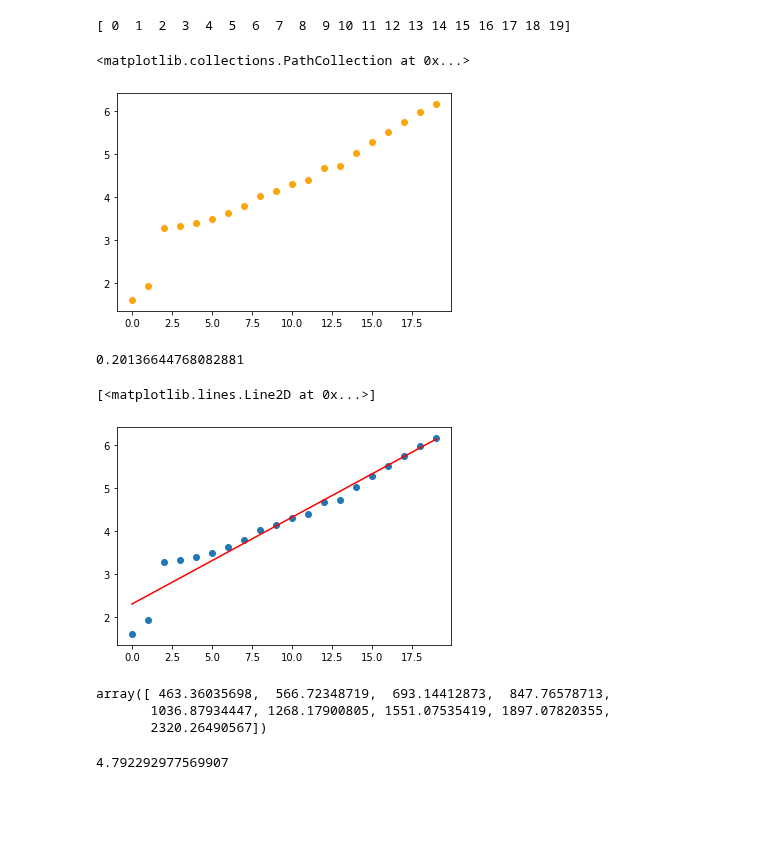
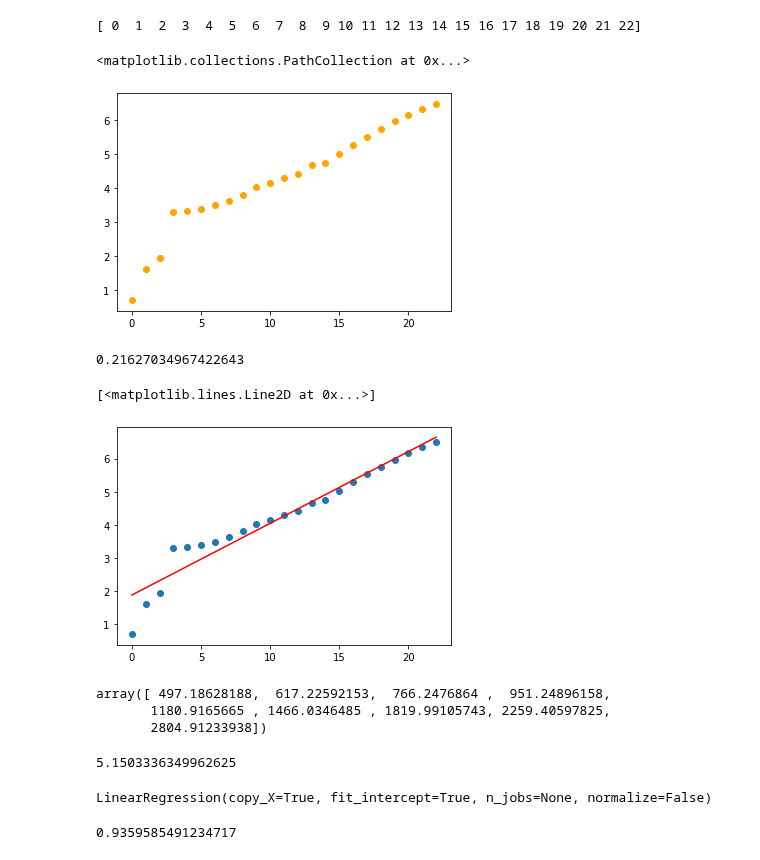
Before and after one commit to firefistKunal/DataScienceN00b, a Jupyter notebook: track_covid-19/localQuery.ipynb, the cells around one changed output. Saved outputs shown, nothing was run; the diff lists cells and outputs as text; code cells hidden in the pictures; blank space fills up the shorter version.

```diff
--- a/track_covid-19/localQuery.ipynb
+++ b/track_covid-19/localQuery.ipynb
@@ -59,14 +59,14 @@ plt.scatter(data['Date'], data['yaxis'])
 # %%
 #applying regression model from here
-graph=data.iloc[1:]
-#graph=data
+#graph=data.iloc[1:]
+graph=data
 day=np.arange(0, len(graph), 1)
 print(day)
 plt.scatter(day, np.log(graph['yaxis']), color='orange')
 # %% [output]
-[ 0  1  2  3  4  5  6  7  8  9 10 11 12 13 14 15 16 17 18 19]
+[ 0  1  2  3  4  5  6  7  8  9 10 11 12 13 14 15 16 17 18 19 20 21 22]
 <matplotlib.collections.PathCollection at 0x...>
-[figure, old version]
+[figure, new version]
 # %%
 X=day
 Y=np.log(graph['yaxis'])
@@ -86,7 +86,7 @@ for i in range(epochs):
 
 print(m)
 # %% [output]
-0.20136644768082881
+0.21627034967422643
 # %%
 Y_pred = m*X+ c
 plt.scatter(X, Y)
@@ -94,17 +94,28 @@ prediction_space= ([min(X), max(X)])
 plt.plot(prediction_space, [min(Y_pred), max(Y_pred)], color='red')
 # %% [output]
 [<matplotlib.lines.Line2D at 0x...>]
-[figure, old version]
+[figure, new version]
 # %%
-#test=np.arange(20, 29, 1)
-test=np.arange(19, 28, 1)
+test=np.arange(0, len(graph)+2, 1)
+#test=np.arange(19, 28, 1)
 pred=m*test+c
 np.exp(pred)
 # %% [output]
-array([ 463.36035698,  566.72348719,  693.14412873,  847.76578713,
-       1036.87934447, 1268.17900805, 1551.07535419, 1897.07820355,
-       2320.26490567])
+array([ 497.18628188,  617.22592153,  766.2476864 ,  951.24896158,
+       1180.9165665 , 1466.0346485 , 1819.99105743, 2259.40597825,
+       2804.91233938])
 # %%
 1.0+m*14+m**2*24
 # %% [output]
-4.792292977569907
+5.1503336349962625
+# %%
+from sklearn.linear_model import LinearRegression
+X, Y=np.array(day).reshape(-1, 1), np.array(np.log(graph['yaxis'])).reshape(-1, 1)
+reg=LinearRegression()
+reg.fit(X, Y)
+# %% [output]
+LinearRegression(copy_X=True, fit_intercept=True, n_jobs=None, normalize=False)
+# %%
+reg.score(X, Y)
+# %% [output]
+0.9359585491234717
```
Also changed, not shown: parts of 5 cells of this notebook, 3 other files.
